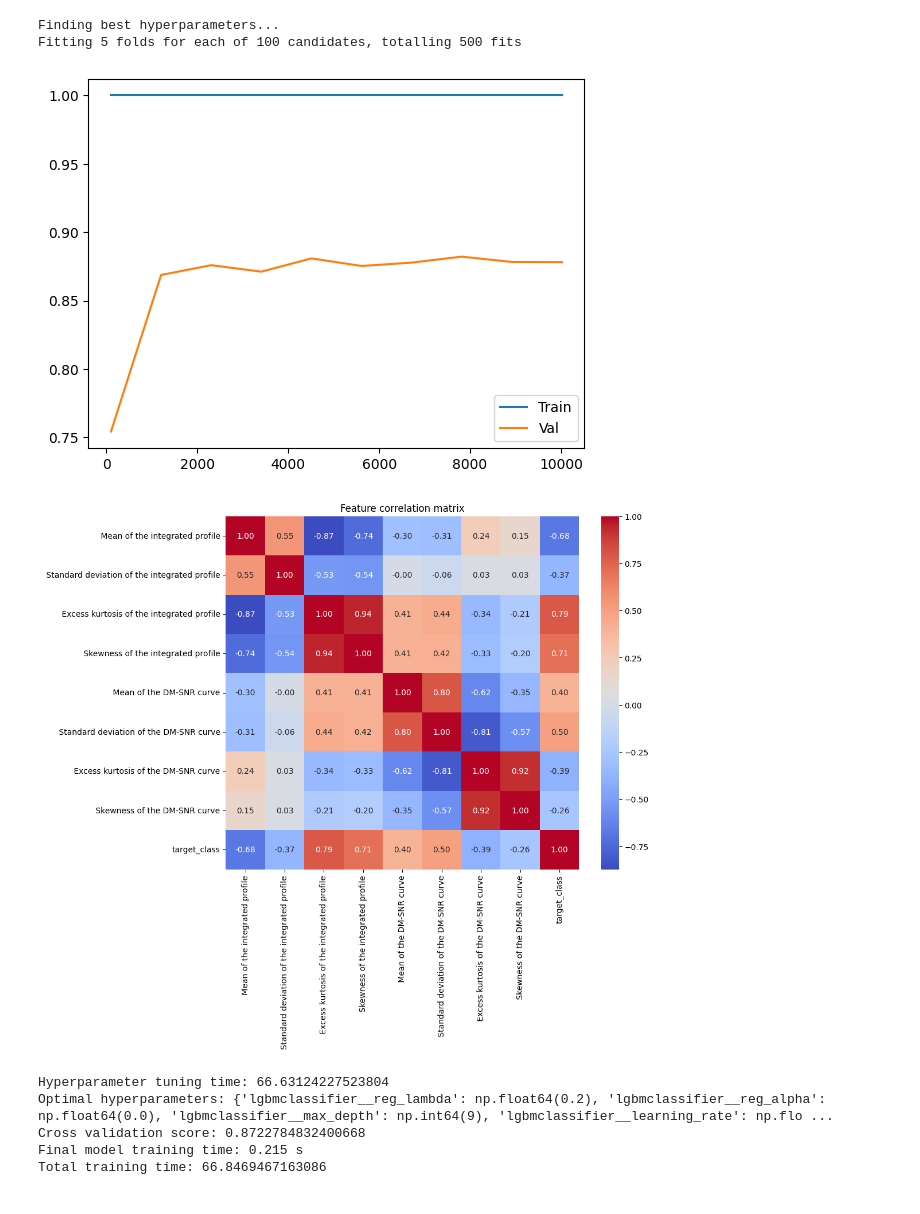
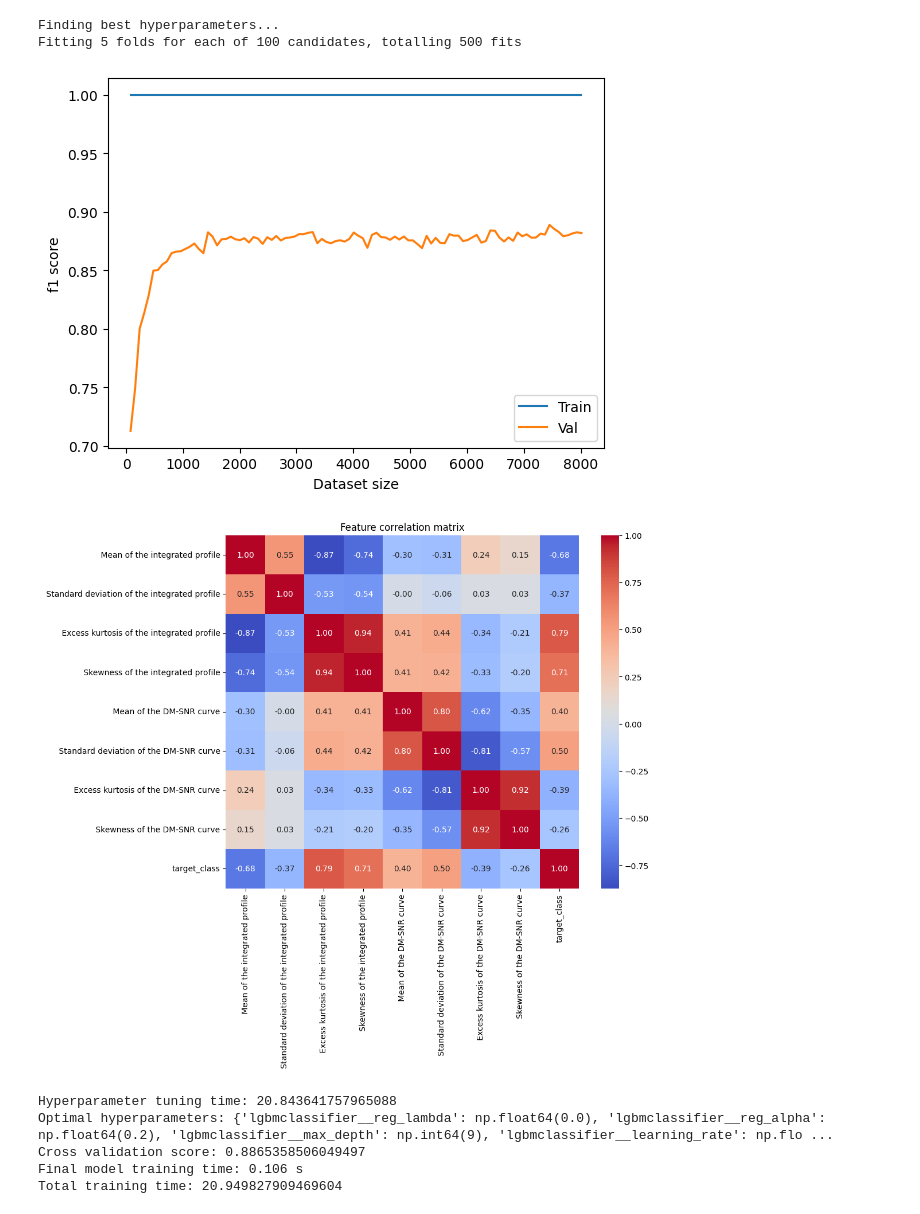
Before and after one commit to Emilwikk/Predicting-Pulsars-with-Machine-Learning-Model, a Jupyter notebook: src/main.ipynb, the cells around one changed output. Saved outputs shown, nothing was run; the diff lists cells and outputs as text; code cells hidden in the pictures.

Commit message:
Minor changes to plots. Removed validation dataset as it was no longer used. New data split: 80%,20%.

```diff
--- a/src/main.ipynb
+++ b/src/main.ipynb
@@ -12,6 +12,8 @@ from matplotlib import pyplot as plt
 from sklearn.model_selection import RandomizedSearchCV
 import numpy as np
 import seaborn as sns
+from sklearn.linear_model import LogisticRegression
+
 
 def hyper_parameter_tuning(model,X_train,y_train,n_iter,learning_rate_min,learning_rate_max,learning_rate_step,max_depth_min,max_depth_max,max_depth_step,
                            reg_lambda_min,reg_lambda_max,reg_lambda_step,reg_alpha_min,reg_alpha_max,reg_alpha_step,n_neighbors_min,n_neighbors_max,n_neighbors_step):
@@ -29,7 +31,7 @@ def hyper_parameter_tuning(model,X_train,y_train,n_iter,learning_rate_min,learni
 
     return grid.best_params_, grid.best_score_
 
-# Hyperparameter tuning ranges
+# Hyperparameters and tuning ranges
 learning_rate_min,learning_rate_max,learning_rate_step = 0.05, 0.45, 0.1
 max_depth_min, max_depth_max, max_depth_step = 5, 11, 2
 n_estimators = 100
@@ -46,22 +48,22 @@ df_train = pd.read_csv("../Data/pulsar_data_train.csv", comment="#")
 X_train = df_train.drop('target_class', axis=1)
 y_train = df_train['target_class'].copy()
 
-# Split data: 60% Training, 20% Validation, 20% Test
+# Split data: 80% Training, 20% Test
 # Validation set used only for early stopping
 X_tr, X_test, y_tr, y_test = train_test_split(
     X_train, y_train, test_size=0.2, stratify=y_train, random_state=54
 )
-X_tr, X_val, y_tr, y_val = train_test_split(
-    X_tr, y_tr, test_size=0.25, stratify=y_tr, random_state=54
-)
+#X_tr, X_val, y_tr, y_val = train_test_split(
+#    X_tr, y_tr, test_size=0.25, stratify=y_tr, random_state=54
+#)
 
 # Save data split to csv files
 X_test.to_csv("../Data/X_test.csv", index=False)
 y_test.to_csv("../Data/y_test.csv", index=False)
 
 # Impute validation data for early stopping for the final model.
-imputer = KNNImputer(n_neighbors=5)
-X_val_imp = imputer.fit_transform(X_val)
+#imputer = KNNImputer(n_neighbors=5)
+#X_val_imp = imputer.fit_transform(X_val)
 
 #print(X_train.head())
 
@@ -87,42 +89,45 @@ final_LGBM_model = make_pipeline(
                                     LGBMClassifier(n_estimators=n_estimators, random_state=54,
                                     n_jobs=-1, scale_pos_weight=spw, learning_rate=best_params['lgbmclassifier__learning_rate'],
                                     max_depth=best_params['lgbmclassifier__max_depth'],
                                     reg_alpha=best_params['lgbmclassifier__reg_alpha'],
                                     reg_lambda=best_params['lgbmclassifier__reg_lambda'],verbose=-1))
 
 start_time_train = time.time()
 # Fit final model to training data
 final_LGBM_model.fit(X_tr, y_tr)
 end_time_train = time.time()
 # Save model as .pkl file
 joblib.dump(final_LGBM_model, "model.pkl")
 
 # Plot learning curve
-train_sizes, train_scores, val_scores = learning_curve(final_LGBM_model, X_train, y_train, cv=5, scoring="f1", train_sizes=np.linspace(0.01, 1.0, 10))
+train_sizes, train_scores, val_scores = learning_curve(final_LGBM_model, X_tr, y_tr, cv=5, scoring="f1", train_sizes=np.linspace(0.01, 1.0, 100))
 plt.plot(train_sizes, train_scores.mean(axis=1), label='Train')
 plt.plot(train_sizes, val_scores.mean(axis=1), label='Val')
-plt.legend(); plt.show()
+plt.legend()
+plt.xlabel('Dataset size')
+plt.ylabel('f1 score')
+plt.show()
 
 # Plot correlation matrix
 corr = df_train.corr(numeric_only=True)
 plt.figure(figsize=(10,8))
 sns.heatmap(corr, annot=True, cmap='coolwarm', fmt=".2f", square=True)
 plt.title("Feature correlation matrix")
 plt.show()
 
 print(f"Hyperparameter tuning time: {end_time_hpt-start_time_hpt}\nOptimal hyperparameters: {best_params}\nCross validation score: {best_score}")
 print(f"Final model training time: {round(end_time_train-start_time_train,3)} s")
 print(f"Total training time: {end_time_train-start_time_hpt}")
 # %% [output]
 Finding best hyperparameters...
 Fitting 5 folds for each of 100 candidates, totalling 500 fits
-[figure, old version]
+[figure, new version]
 [figure]
-Hyperparameter tuning time: 66.63124227523804
-Optimal hyperparameters: {'lgbmclassifier__reg_lambda': np.float64(0.2), 'lgbmclassifier__reg_alpha': np.float64(0.0), 'lgbmclassifier__max_depth': np.int64(9), 'lgbmclassifier__learning_rate': np.flo ...
-Cross validation score: 0.8722784832400668
-Final model training time: 0.215 s
-Total training time: 66.8469467163086
+Hyperparameter tuning time: 20.843641757965088
+Optimal hyperparameters: {'lgbmclassifier__reg_lambda': np.float64(0.0), 'lgbmclassifier__reg_alpha': np.float64(0.2), 'lgbmclassifier__max_depth': np.int64(9), 'lgbmclassifier__learning_rate': np.flo ...
+Cross validation score: 0.8865358506049497
+Final model training time: 0.106 s
+Total training time: 20.949827909469604
 # %%
 import joblib
 import pandas as pd
```
Also changed, not shown: parts of 1 cell of this notebook, 1 other file.
